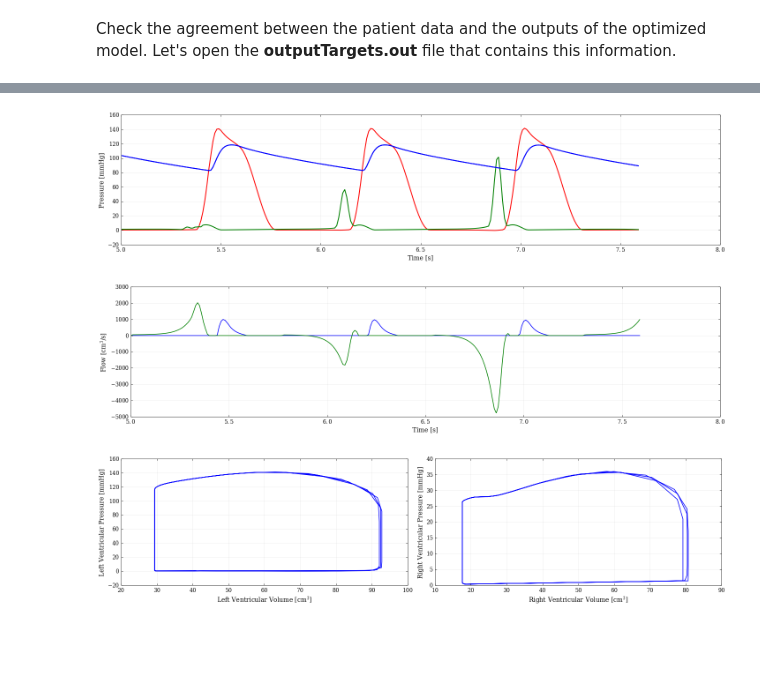
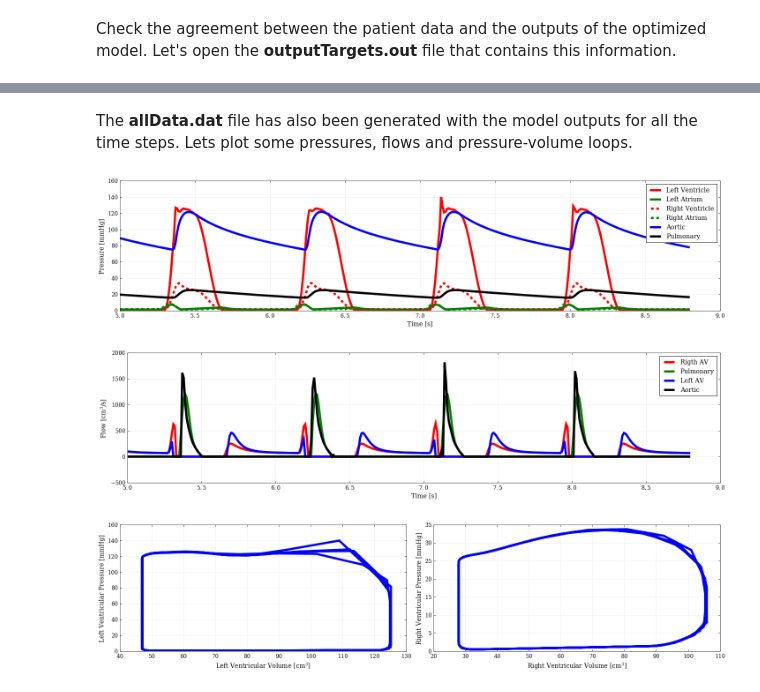
Before and after one commit to daneschi/berkeleytutorial, a Jupyter notebook: tutorial/02_runOptimizeModel/runOptimizeModel.ipynb, the cells around one changed output, grey strips where cells are left out. Drawn from its saved outputs; the diff is of its cells as text; code cells hidden in the pictures; blank space fills up the shorter version.

```diff
--- a/tutorial/02_runOptimizeModel/runOptimizeModel.ipynb
+++ b/tutorial/02_runOptimizeModel/runOptimizeModel.ipynb
@@ -177,28 +146,38 @@ The **allData.dat** file has also been generated with the model outputs for all
+# %% [markdown]
+The **allData.dat** file has also been generated with the model outputs for all the time steps. Lets plot some pressures, flows and pressure-volume loops.
 # %%
 res = np.loadtxt('allData.dat')
 ini = 500
 # PLOT CONTENT
 plt.figure(figsize=(20,5))
 # Pressure Curves
 plt.subplot(1,1,1)
-plt.plot(res[ini:,11],res[ini:,19]/1333.3,'r-',lw=2) # Left Ventricular Pressure
-plt.plot(res[ini:,11],res[ini:,17]/1333.3,'g-',lw=2) # Left Atrial Pressure
-plt.plot(res[ini:,11],res[ini:,8]/1333.3,'b-',lw=2) # Aortic Pressure
-plt.plot(res[ini:,11],res[ini:,8]/1333.3,'b-',lw=2) # Pulmonary Pressure
+plt.plot(res[ini:,11],res[ini:,19]/1333.3,'r-',lw=5,label='Left Ventricle') # Left Ventricular Pressure
+plt.plot(res[ini:,11],res[ini:,17]/1333.3,'g-',lw=5,label='Left Atrium') # Left Atrial Pressure
+
+plt.plot(res[ini:,11],res[ini:,18]/1333.3,'r--',lw=5,label='Right Ventricle') # Right Ventricular Pressure
+plt.plot(res[ini:,11],res[ini:,16]/1333.3,'g--',lw=5,label='Right Atrium') # Right Atrial Pressure
+
+plt.plot(res[ini:,11],res[ini:,8]/1333.3,'b-',lw=5,label='Aortic') # Aortic Pressure
+plt.plot(res[ini:,11],res[ini:,5]/1333.3,'k-',lw=5,label='Pulmonary') # Pulmonary Pressure
+plt.legend(fontsize=14)
 plt.xlabel('Time [s]',fontsize=14)
 plt.ylabel('Pressure [mmHg]',fontsize=14)
 plt.tick_params(axis='both', which='major', labelsize=12)
 plt.tick_params(axis='both', which='minor', labelsize=12)
 plt.tight_layout()
 plt.show()
 # %% [output]
-[figure, old version]
+[figure, new version]
 # %%
 # Flow Curves
 plt.figure(figsize=(20,5))
 plt.subplot(1,1,1)
-plt.plot(res[ini:,11],res[ini:,9]) # Aortic Flow
-plt.plot(res[ini:,11],res[ini:,7]) # Left atrioventricular flow
+plt.plot(res[ini:,11],res[ini:,4],'r-',lw=5,label='Rigth AV')
+plt.plot(res[ini:,11],res[ini:,6],'g-',lw=5,label='Pulmonary')
+plt.plot(res[ini:,11],res[ini:,7],'b-',lw=5,label='Left AV')
+plt.plot(res[ini:,11],res[ini:,9],'k-',lw=5,label='Aortic')
+plt.legend(fontsize=14)
 plt.xlabel('Time [s]',fontsize=14)
 plt.ylabel('Flow [cm$^3$/s]',fontsize=14)
 plt.tick_params(axis='both', which='major', labelsize=12)
@@ -206,18 +185,18 @@ plt.tick_params(axis='both', which='minor', labelsize=12)
 plt.tight_layout()
 plt.show()
 # %% [output]
-[figure, old version]
+[figure, new version]
 # %%
 # Ventricular Pressure-Volume
 plt.figure(figsize=(20,5))
 plt.subplot(1,2,1)
-plt.plot(res[ini:,3],res[ini:,19]/1333.3) # Left Ventricular PV Loop
+plt.plot(res[ini:,3],res[ini:,19]/1333.3, lw=5) # Left Ventricular PV Loop
 plt.xlabel('Left Ventricular Volume [cm$^3$]',fontsize=14)
 plt.ylabel('Left Ventricular Pressure [mmHg]',fontsize=14)
 plt.tick_params(axis='both', which='major', labelsize=12)
 plt.tick_params(axis='both', which='minor', labelsize=12)
 plt.subplot(1,2,2)
-plt.plot(res[ini:,2],res[ini:,18]/1333.3) # Right Ventricular PV Loop
+plt.plot(res[ini:,2],res[ini:,18]/1333.3, lw=5) # Right Ventricular PV Loop
 plt.xlabel('Right Ventricular Volume [cm$^3$]',fontsize=14)
 plt.ylabel('Right Ventricular Pressure [mmHg]',fontsize=14)
 plt.tick_params(axis='both', which='major', labelsize=12)
@@ -225,4 +204,4 @@ plt.tick_params(axis='both', which='minor', labelsize=12)
 plt.tight_layout()
 plt.show()
 # %% [output]
-[figure, old version]
+[figure, new version]
```
Also changed, not shown: parts of 11 cells of this notebook, 3 other files.
